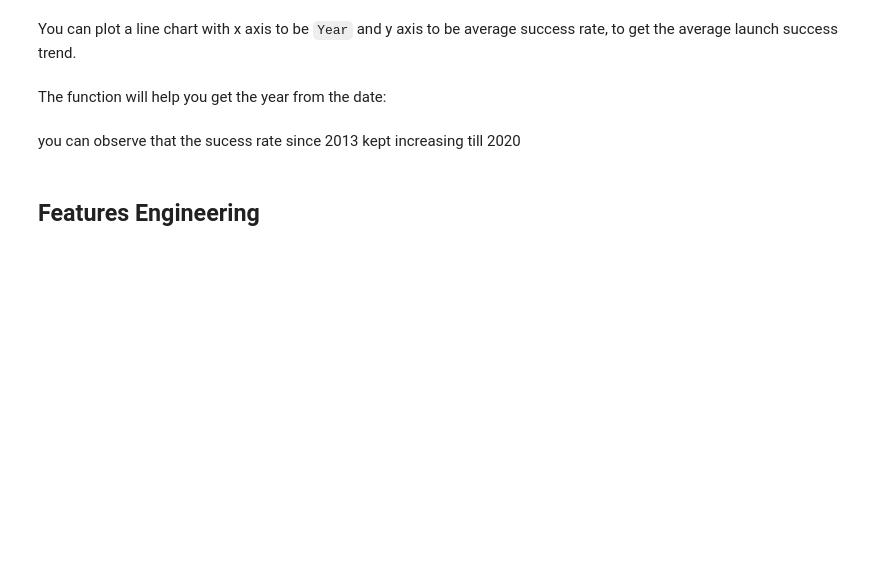
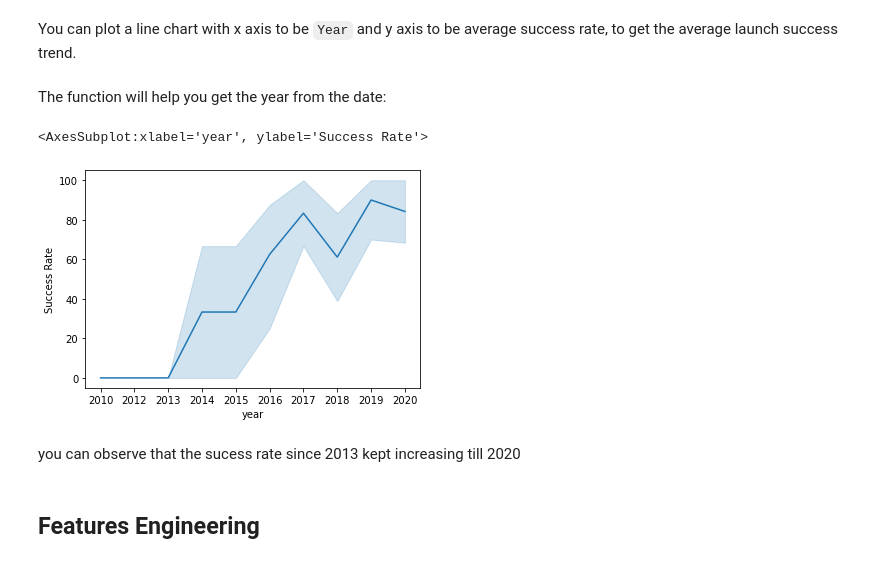
Before and after one commit to venom-f3/Captsone-DataScienceProfessional, a Jupyter notebook: EDA with Visualization.ipynb, the cells around one changed output. Cells and saved outputs as stored; diff of their text form; code cells hidden in the pictures; blank space fills up the shorter version.

```diff
--- a/EDA with Visualization.ipynb
+++ b/EDA with Visualization.ipynb
@@ -212,6 +225,13 @@ def Extract_year(date):
     return year
 # %%
 # Plot a line chart with x axis to be the extracted year and y axis to be the success rate
+year = []
+df["year"] = Extract_year(year)
+df["Success Rate"] = df["Class"] * 100
+sns.lineplot(data = df, x = "year", y = "Success Rate")
+# %% [output]
+<AxesSubplot:xlabel='year', ylabel='Success Rate'>
+[figure, added]
 # %% [markdown]
 you can observe that the sucess rate since 2013 kept increasing till 2020
 # %% [markdown]
```
Also changed, not shown: parts of 7 cells of this notebook.
